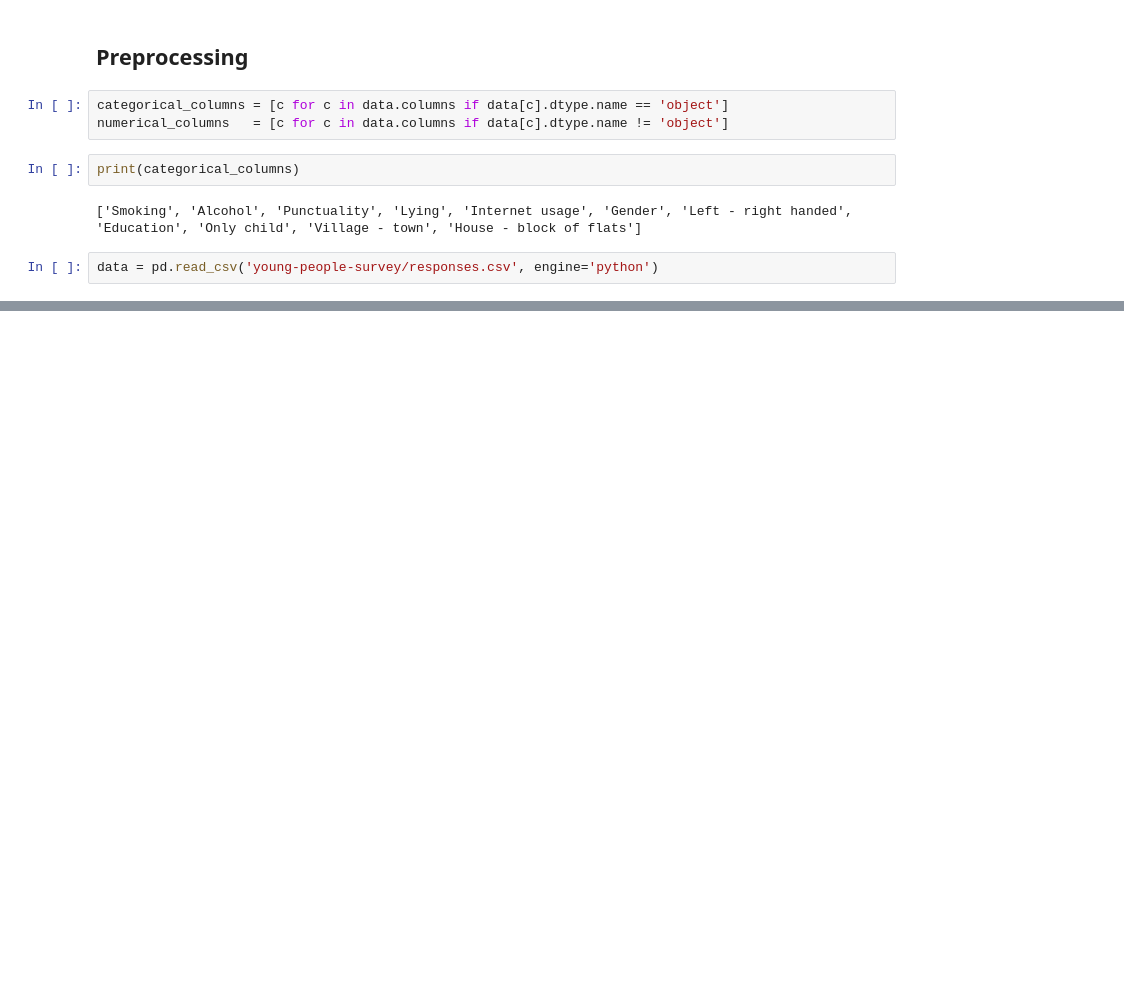
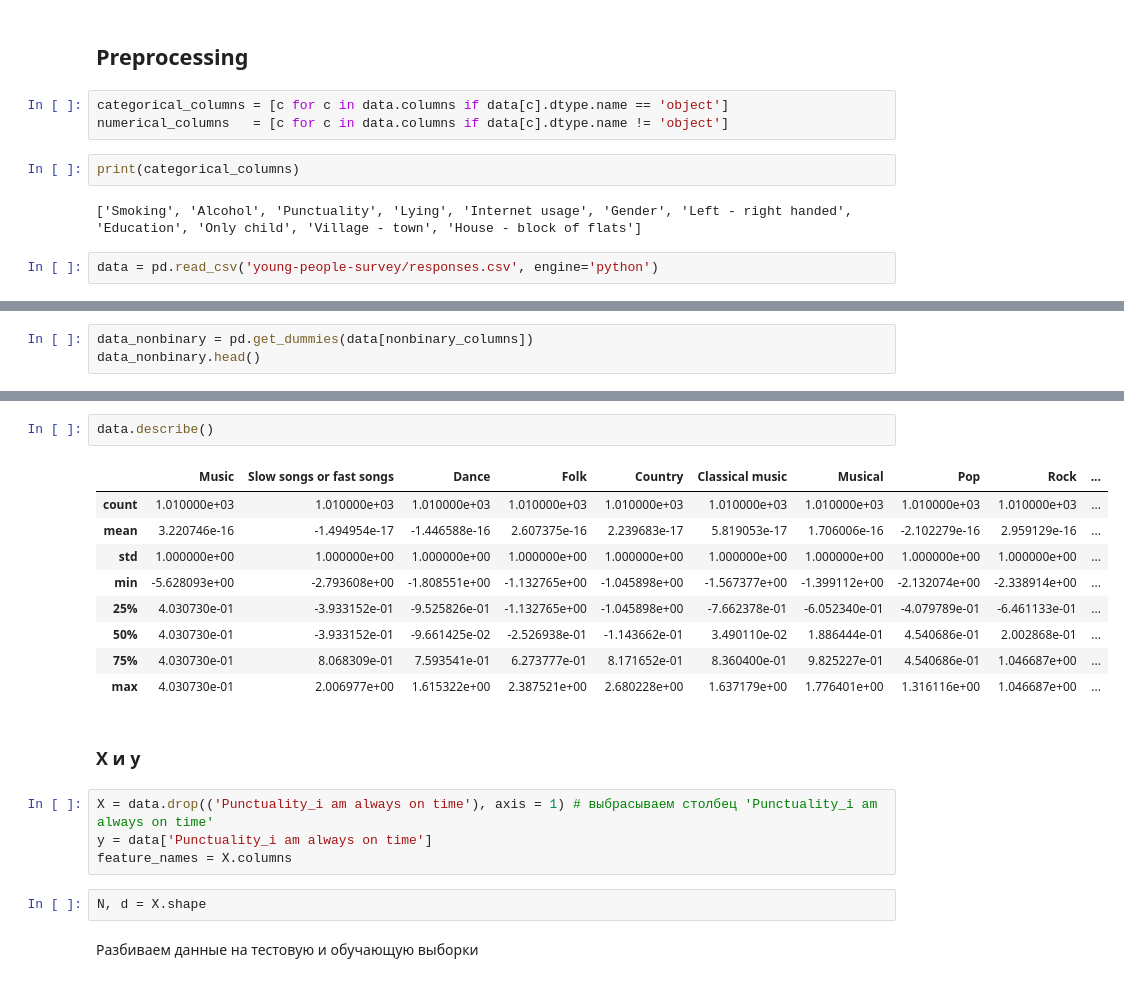
Before and after one commit to myvaheed/ml_edu, a Jupyter notebook: notebook.ipynb, the cells around one changed output, grey strips where cells are left out. Saved outputs shown, nothing was run; the diff lists cells and outputs as text; blank space fills up the shorter version.

```diff
--- a/notebook.ipynb
+++ b/notebook.ipynb
@@ -209,0 +208,3 @@ data = data.drop(['Left - right handed', 'Number of siblings', ''])
+# %%
+data_nonbinary = pd.get_dummies(data[nonbinary_columns])
+data_nonbinary.head()
@@ -209,0 +261,22 @@ data = data.drop(['Left - right handed', 'Number of siblings', ''])
+# %%
+data.describe()
+# %% [output]
+|  | Music | Slow songs or fast songs | Dance | Folk | Country | Classical music | Musical | Pop | Rock | ... |
+| count | 1.010000e+03 | 1.010000e+03 | 1.010000e+03 | 1.010000e+03 | 1.010000e+03 | 1.010000e+03 | 1.010000e+03 | 1.010000e+03 | 1.010000e+03 | ... |
+| mean | 3.220746e-16 | -1.494954e-17 | -1.446588e-16 | 2.607375e-16 | 2.239683e-17 | 5.819053e-17 | 1.706006e-16 | -2.102279e-16 | 2.959129e-16 | ... |
+| std | 1.000000e+00 | 1.000000e+00 | 1.000000e+00 | 1.000000e+00 | 1.000000e+00 | 1.000000e+00 | 1.000000e+00 | 1.000000e+00 | 1.000000e+00 | ... |
+| min | -5.628093e+00 | -2.793608e+00 | -1.808551e+00 | -1.132765e+00 | -1.045898e+00 | -1.567377e+00 | -1.399112e+00 | -2.132074e+00 | -2.338914e+00 | ... |
+| 25% | 4.030730e-01 | -3.933152e-01 | -9.525826e-01 | -1.132765e+00 | -1.045898e+00 | -7.662378e-01 | -6.052340e-01 | -4.079789e-01 | -6.461133e-01 | ... |
+| 50% | 4.030730e-01 | -3.933152e-01 | -9.661425e-02 | -2.526938e-01 | -1.143662e-01 | 3.490110e-02 | 1.886444e-01 | 4.540686e-01 | 2.002868e-01 | ... |
+| 75% | 4.030730e-01 | 8.068309e-01 | 7.593541e-01 | 6.273777e-01 | 8.171652e-01 | 8.360400e-01 | 9.825227e-01 | 4.540686e-01 | 1.046687e+00 | ... |
+| max | 4.030730e-01 | 2.006977e+00 | 1.615322e+00 | 2.387521e+00 | 2.680228e+00 | 1.637179e+00 | 1.776401e+00 | 1.316116e+00 | 1.046687e+00 | ... |
+# %% [markdown]
+### X и y
+# %%
+X = data.drop(('Punctuality_i am always on time'), axis = 1) # выбрасываем столбец 'Punctuality_i am always on time'
+y = data['Punctuality_i am always on time']
+feature_names = X.columns
+# %%
+N, d = X.shape
+# %% [markdown]
+Разбиваем данные на тестовую и обучающую выборки
```
Also changed, not shown: parts of 57 cells of this notebook, 3 other files.
